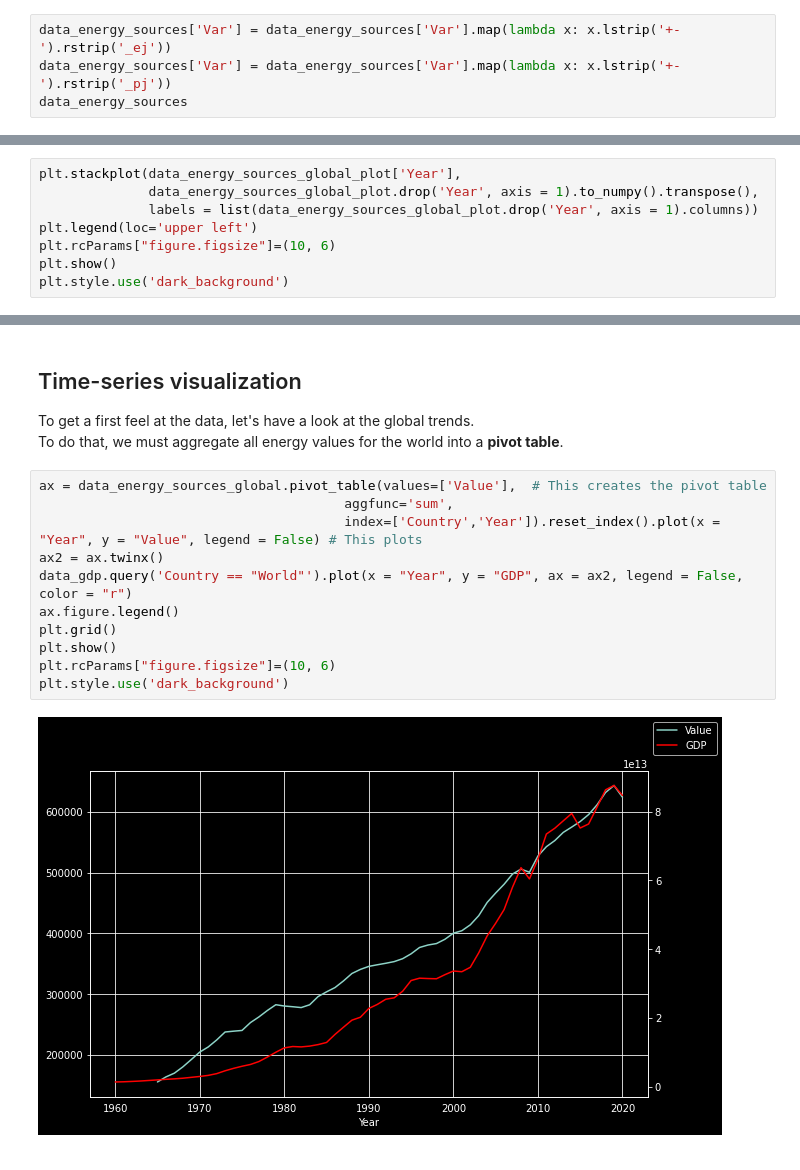
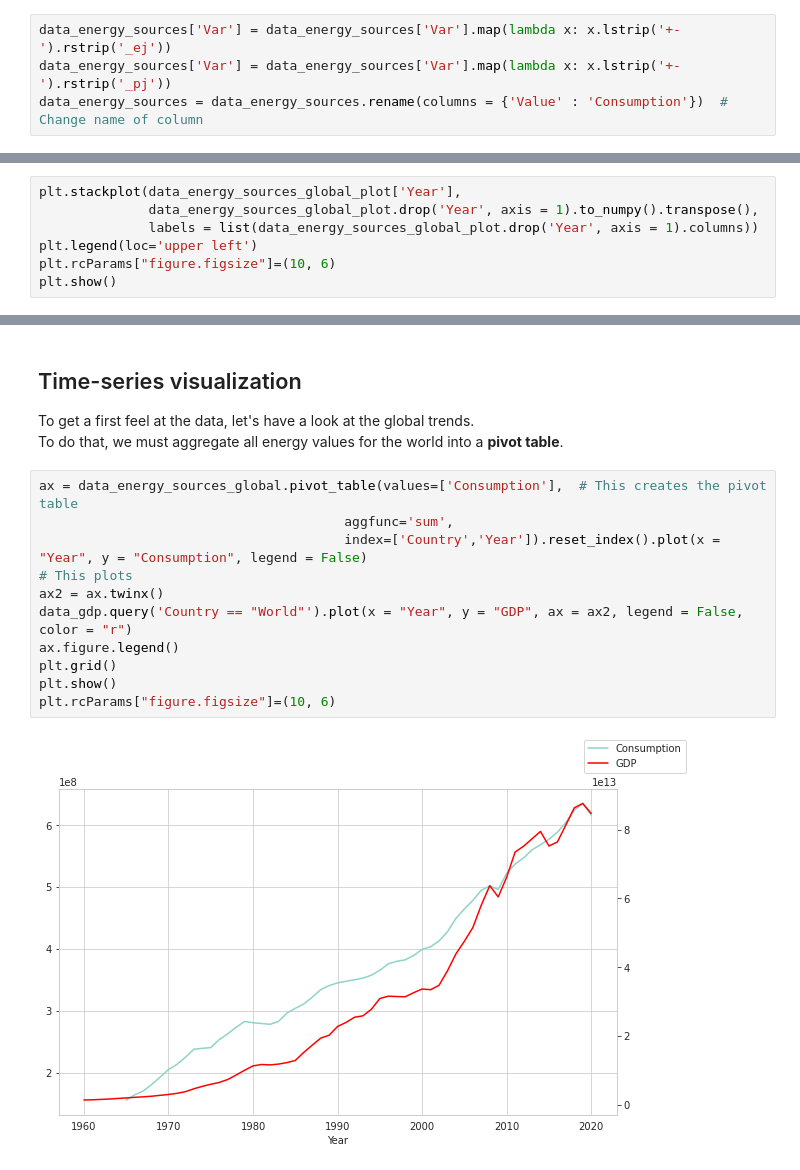
Before and after one commit to shokru/carbon_emissions, a Jupyter notebook: energy_gdp.ipynb, the cells around one changed output, grey strips where cells are left out. Saved outputs shown, nothing was run; the diff lists cells and outputs as text.

```diff
--- a/energy_gdp.ipynb
+++ b/energy_gdp.ipynb
@@ -109,4 +109,4 @@ To further clean the **Var** columns, let's remove the suffixes.
 # %%
 data_energy_sources['Var'] = data_energy_sources['Var'].map(lambda x: x.lstrip('+-').rstrip('_ej'))
 data_energy_sources['Var'] = data_energy_sources['Var'].map(lambda x: x.lstrip('+-').rstrip('_pj'))
-data_energy_sources
+data_energy_sources = data_energy_sources.rename(columns = {'Value' : 'Consumption'})  # Change name of column
@@ -222,5 +208,4 @@ plt.stackplot(data_energy_sources_global_plot['Year'],
 plt.legend(loc='upper left')
 plt.rcParams["figure.figsize"]=(10, 6)
 plt.show()
-plt.style.use('dark_background')
 # %% [output]
@@ -265,16 +250,16 @@ data_gdp
 To get a first feel at the data, let's have a look at the global trends.
 To do that, we must aggregate all energy values for the world into a **pivot table**.
 # %%
-ax = data_energy_sources_global.pivot_table(values=['Value'],  # This creates the pivot table
+ax = data_energy_sources_global.pivot_table(values=['Consumption'],  # This creates the pivot table
                                        aggfunc='sum',
-                                       index=['Country','Year']).reset_index().plot(x = "Year", y = "Value", legend = False) # This plots
+                                       index=['Country','Year']).reset_index().plot(x = "Year", y = "Consumption", legend = False)
+# This plots
 ax2 = ax.twinx()
 data_gdp.query('Country == "World"').plot(x = "Year", y = "GDP", ax = ax2, legend = False, color = "r")
 ax.figure.legend()
 plt.grid()
 plt.show()
 plt.rcParams["figure.figsize"]=(10, 6)
-plt.style.use('dark_background')
 # %% [output]
-[figure, old version]
+[figure, new version]
 # %% [markdown]
```
Also changed, not shown: parts of 16 cells of this notebook.
